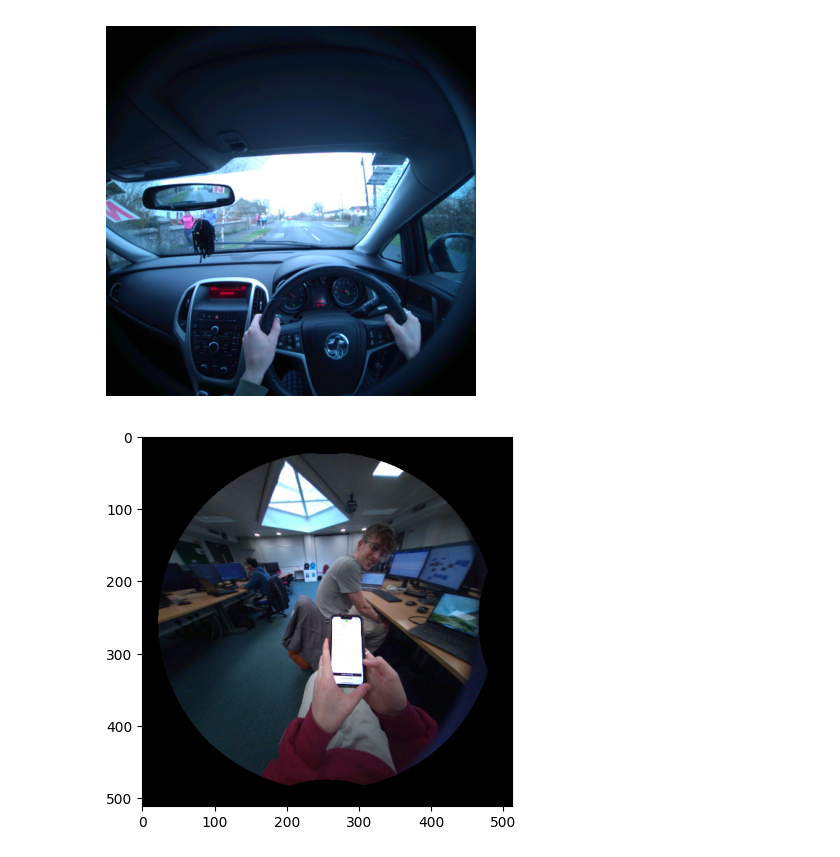
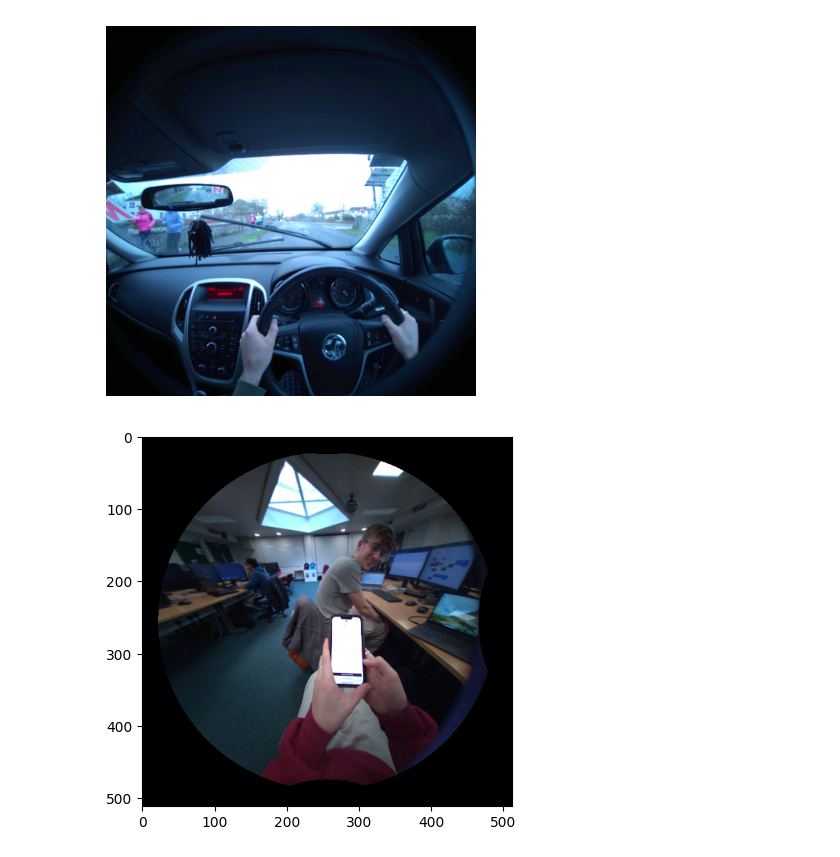
Before and after one commit to MichaelRice1/EgoDrive, a Jupyter notebook: notebooks_and_scripts/testing.ipynb, the cells around one changed output. Saved outputs shown, nothing was run; the diff lists cells and outputs as text; code cells hidden in the pictures.

Commit message:
fixed blurred frame updating

```diff
--- a/notebooks_and_scripts/testing.ipynb
+++ b/notebooks_and_scripts/testing.ipynb
@@ -22,21 +22,21 @@ import numpy as np
 import cv2
 # %%
 import numpy as np
-import cv2
 import matplotlib.pyplot as plt
 
 data = np.load('/Users/michaelrice/Documents/GitHub/Thesis/MSc_AI_Thesis/sampledata/driving_data/cartest2/cartest2.npy', allow_pickle=True).item()
 frames = data['rgb']
-frames = list(frames.values())[1000:]
+frames = list(frames.values())
 
 
-sample = frames[88]
+sample = frames[242]
 
 plt.imshow(sample)
 plt.axis('off')
+plt.imsave('face_sample.png', sample)
 plt.show()
 # %% [output]
-[figure, old version]
+[figure, new version]
 # %%
 gaze_cpf = mps.read_eyegaze('C:/Users/athen/Desktop/Github/MastersThesis/sampledata/sample3/mps_Driving_Profile_Test_vrs/eye_gaze/general_eye_gaze.csv')
 handwrist_points  = mps.hand_tracking.read_wrist_and_palm_poses('C:/Users/athen/Desktop/Github/MastersThesis/sampledata/sample3/mps_Driving_Profile_Test_vrs/hand_tracking/wrist_and_palm_poses.csv')
```
Also changed, not shown: 3 other files.
